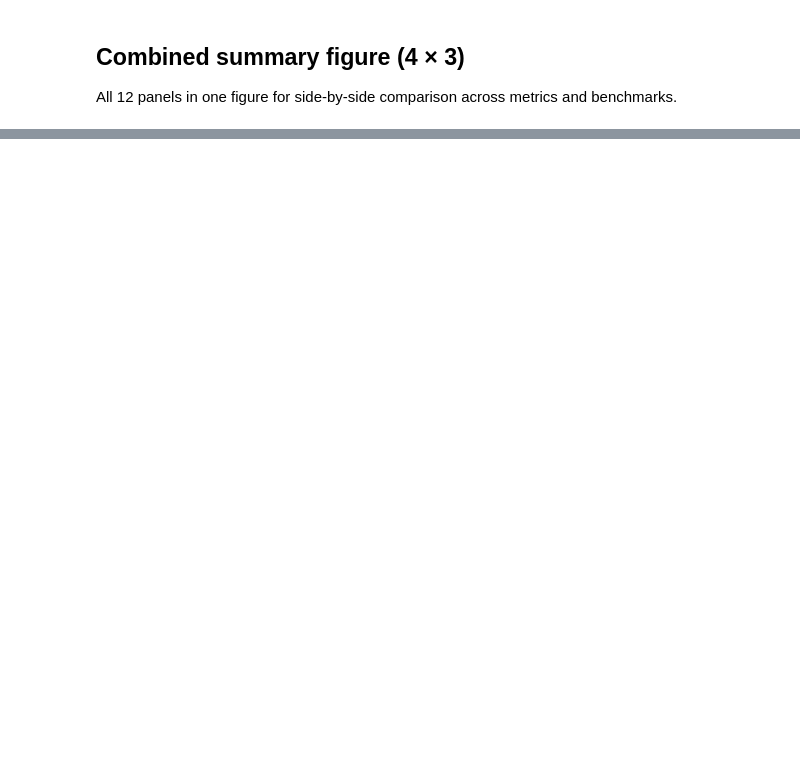
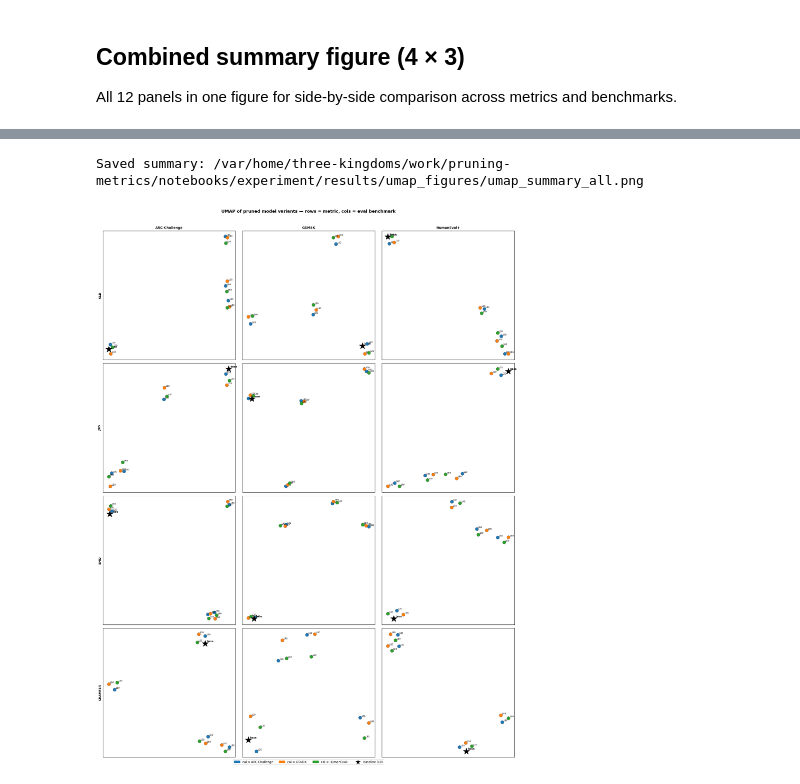
Before and after one commit to rengzhengcodes/pruning-metrics, a Jupyter notebook: notebooks/experiment/05_tsne.ipynb, the cells around one changed output, grey strips where cells are left out. Cells and saved outputs as stored; diff of their text form; code cells hidden in the pictures; blank space fills up the shorter version.

```diff
--- a/notebooks/experiment/05_tsne.ipynb
+++ b/notebooks/experiment/05_tsne.ipynb
@@ -592,7 +600,7 @@ for row_idx, metric_name in enumerate(METRIC_NAMES):
     for col_idx, eval_bench in enumerate(DATASETS):
         ax       = axes[row_idx, col_idx]
         emb      = umap_results[eval_bench][metric_name]
-        row_meta = model_matrices[eval_bench][metric_name][1]
+        row_meta = pairwise_matrices[eval_bench][metric_name][1]
 
         ax.scatter(emb[0, 0], emb[0, 1], c="black", marker="*", s=400, zorder=5)
         ax.annotate(
@@ -605,33 +613,36 @@ for row_idx, metric_name in enumerate(METRIC_NAMES):
                 emb[i, 0], emb[i, 1],
                 c=CAL_COLORS[meta["cal"]], s=100,
                 zorder=3, edgecolors="k", linewidths=0.3,
             )
             ax.annotate(
                 f"L{meta['level']}", (emb[i, 0], emb[i, 1]),
                 xytext=(4, 3), textcoords="offset points", fontsize=6.5,
             )
         if row_idx == 0:
             ax.set_title(BENCHMARK_LABELS[eval_bench], fontsize=10, fontweight="bold")
         if col_idx == 0:
             ax.set_ylabel(metric_name.upper(), fontsize=9, fontweight="bold")
         ax.set_xticks([])
         ax.set_yticks([])
 
 legend_handles = [
     mpatches.Patch(color=CAL_COLORS[cal], label=f"cal = {BENCHMARK_LABELS[cal]}")
     for cal in DATASETS
 ]
 legend_handles.append(plt.scatter([], [], c="black", marker="*", s=200, label="baseline (L0)"))
 fig.legend(handles=legend_handles, loc="lower center", ncol=4, fontsize=9, bbox_to_anchor=(0.5, -0.01))
 fig.suptitle(
     "UMAP of pruned model variants — rows = metric, cols = eval benchmark",
     fontsize=13, fontweight="bold", y=1.01,
 )
 fig.tight_layout()
 out_path = UMAP_FIGURES_DIR / "umap_summary_all.png"
 fig.savefig(out_path, dpi=120, bbox_inches="tight")
 print(f"Saved summary: {out_path}")
 plt.show()
+# %% [output]
+Saved summary: /var/home/three-kingdoms/work/pruning-metrics/notebooks/experiment/results/umap_figures/umap_summary_all.png
+[figure, added]
 # %%
 print("Outputs:")
 for p in sorted(FIGURES_DIR.glob("*.png")):
```
Also changed, not shown: parts of 12 cells of this notebook.
